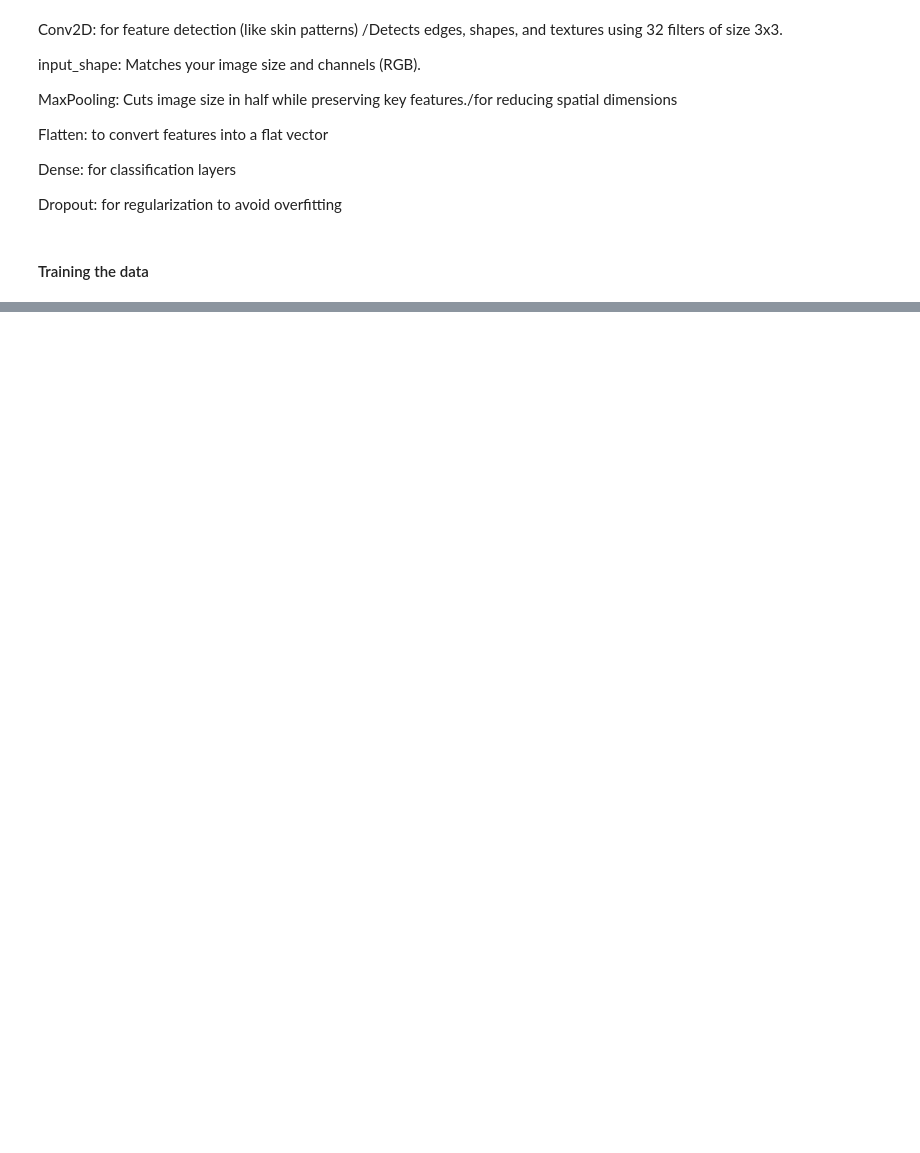
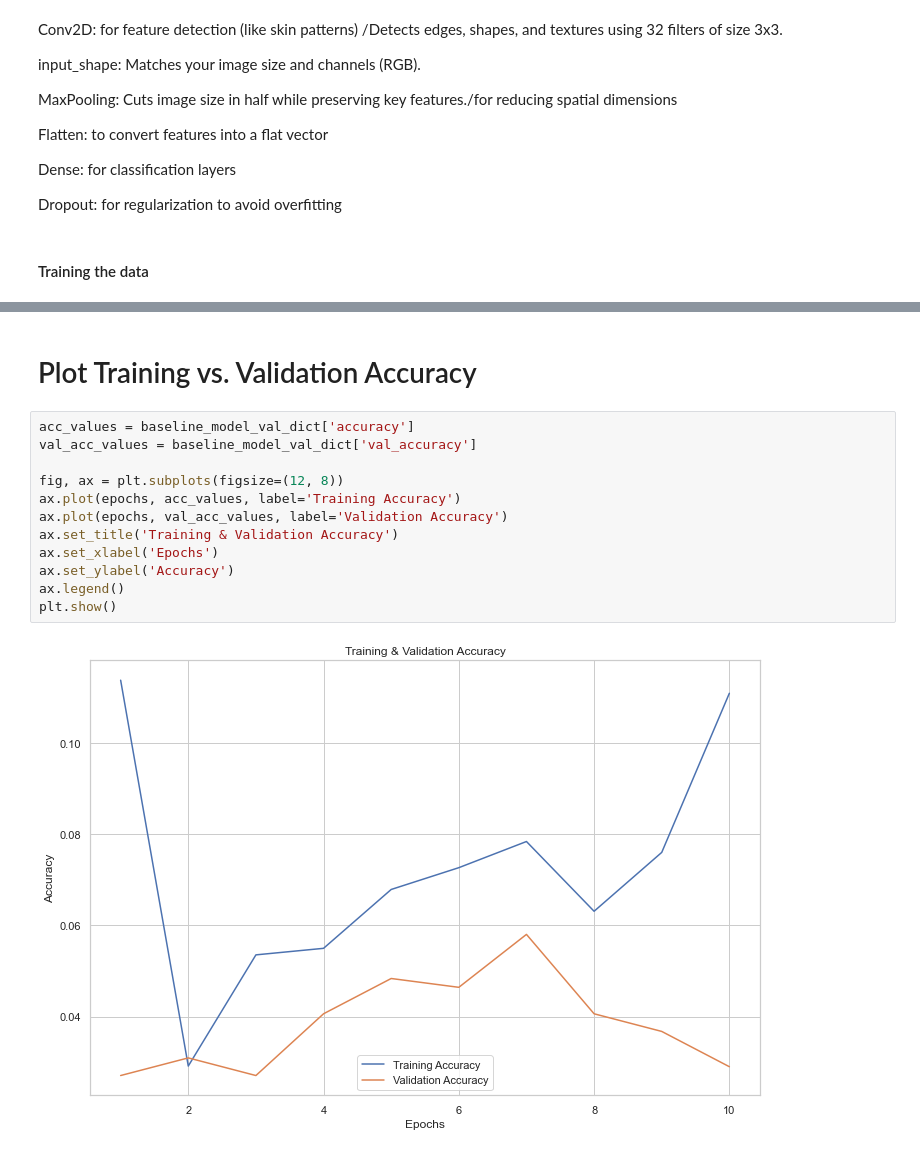
Before and after one commit to ericgiitwa/Skin_Disease_Detection_Project, a Jupyter notebook: Skin_Disease_Detection_Project.ipynb, the cells around one changed output, grey strips where cells are left out. Drawn from its saved outputs; the diff is of its cells as text; blank space fills up the shorter version.

```diff
--- a/Skin_Disease_Detection_Project.ipynb
+++ b/Skin_Disease_Detection_Project.ipynb
@@ -708,0 +920,16 @@ model.compile(
+# %% [markdown]
+# Plot Training vs. Validation Accuracy
+# %%
+acc_values = baseline_model_val_dict['accuracy']
+val_acc_values = baseline_model_val_dict['val_accuracy']
+
+fig, ax = plt.subplots(figsize=(12, 8))
+ax.plot(epochs, acc_values, label='Training Accuracy')
+ax.plot(epochs, val_acc_values, label='Validation Accuracy')
+ax.set_title('Training & Validation Accuracy')
+ax.set_xlabel('Epochs')
+ax.set_ylabel('Accuracy')
+ax.legend()
+plt.show()
+# %% [output]
+[figure, added]
```
Also changed, not shown: parts of 46 cells of this notebook.
